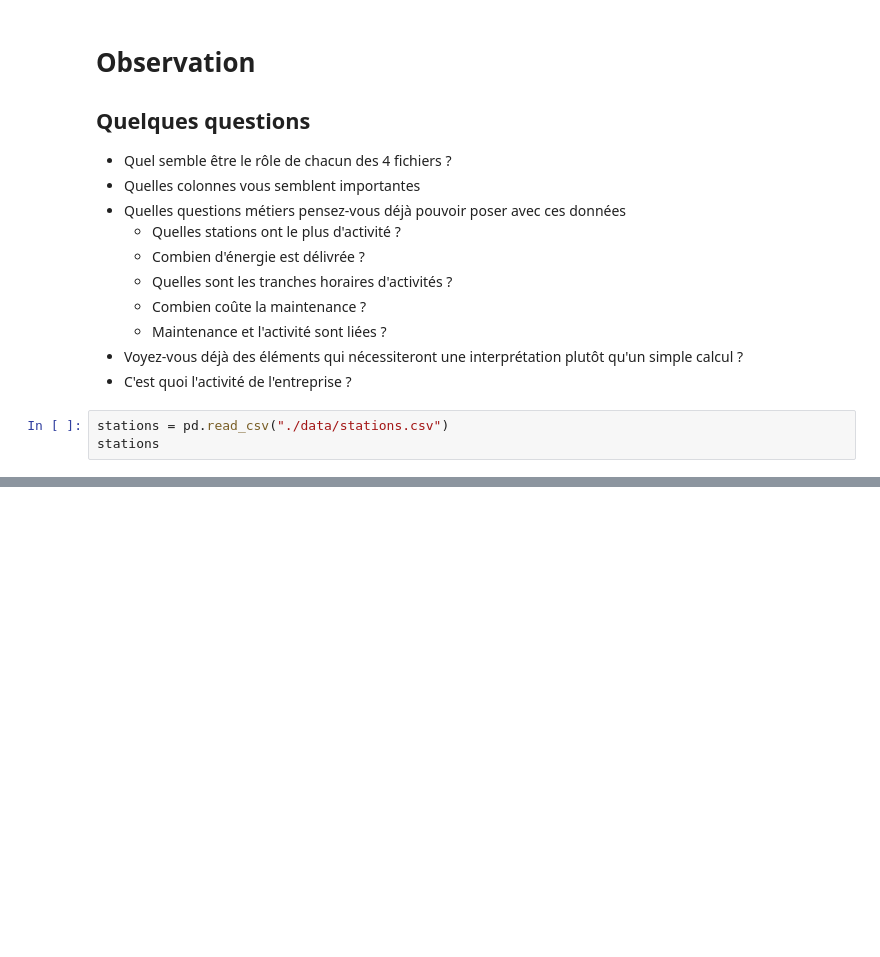
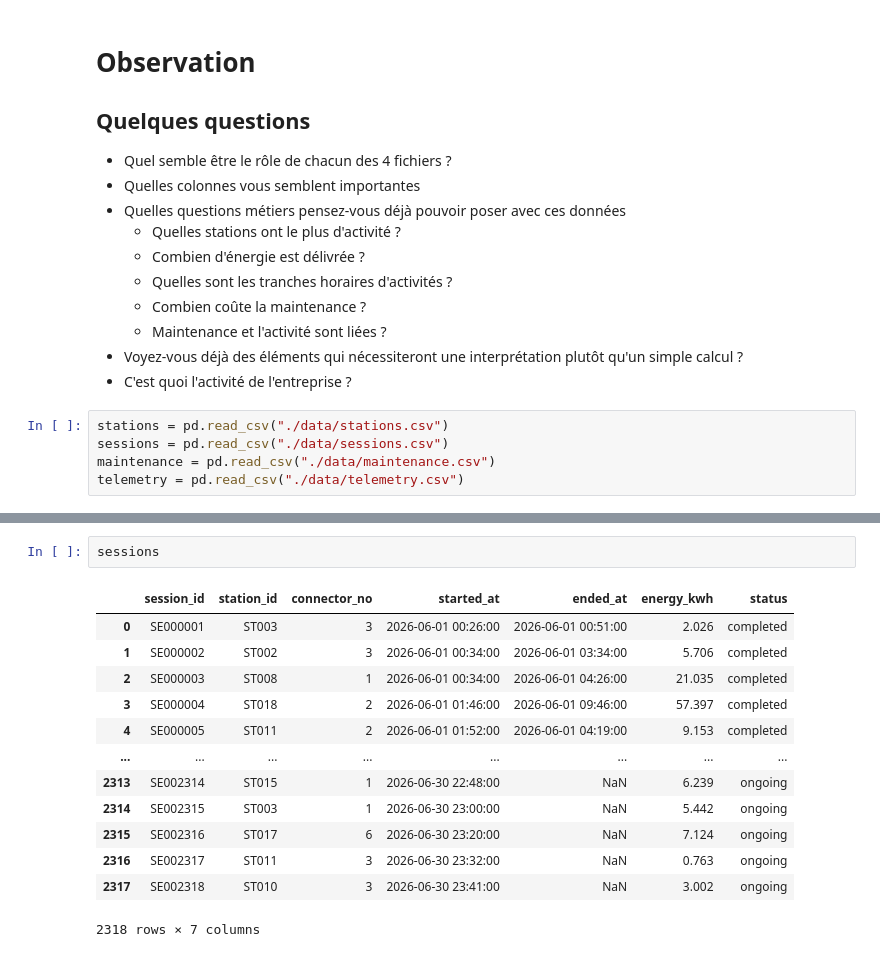
Before and after one commit to Gladrat/2627-analysis-efrei-m2-dev, a Jupyter notebook: analysis.ipynb, the cells around one changed output, grey strips where cells are left out. Cells and saved outputs as stored; diff of their text form; blank space fills up the shorter version.

```diff
--- a/analysis.ipynb
+++ b/analysis.ipynb
@@ -27,4 +27,6 @@ pd.__version__
 - C'est quoi l'activité de l'entreprise ?
 # %%
 stations = pd.read_csv("./data/stations.csv")
-stations
+sessions = pd.read_csv("./data/sessions.csv")
+maintenance = pd.read_csv("./data/maintenance.csv")
+telemetry = pd.read_csv("./data/telemetry.csv")
@@ -48,0 +125,16 @@ stations
+# %%
+sessions
+# %% [output]
+|  | session_id | station_id | connector_no | started_at | ended_at | energy_kwh | status |
+| 0 | SE000001 | ST003 | 3 | 2026-06-01 00:26:00 | 2026-06-01 00:51:00 | 2.026 | completed |
+| 1 | SE000002 | ST002 | 3 | 2026-06-01 00:34:00 | 2026-06-01 03:34:00 | 5.706 | completed |
+| 2 | SE000003 | ST008 | 1 | 2026-06-01 00:34:00 | 2026-06-01 04:26:00 | 21.035 | completed |
+| 3 | SE000004 | ST018 | 2 | 2026-06-01 01:46:00 | 2026-06-01 09:46:00 | 57.397 | completed |
+| 4 | SE000005 | ST011 | 2 | 2026-06-01 01:52:00 | 2026-06-01 04:19:00 | 9.153 | completed |
+| ... | ... | ... | ... | ... | ... | ... | ... |
+| 2313 | SE002314 | ST015 | 1 | 2026-06-30 22:48:00 | NaN | 6.239 | ongoing |
+| 2314 | SE002315 | ST003 | 1 | 2026-06-30 23:00:00 | NaN | 5.442 | ongoing |
+| 2315 | SE002316 | ST017 | 6 | 2026-06-30 23:20:00 | NaN | 7.124 | ongoing |
+| 2316 | SE002317 | ST011 | 3 | 2026-06-30 23:32:00 | NaN | 0.763 | ongoing |
+| 2317 | SE002318 | ST010 | 3 | 2026-06-30 23:41:00 | NaN | 3.002 | ongoing |
+2318 rows × 7 columns
```
Also changed, not shown: parts of 9 cells of this notebook, 1 other file.
